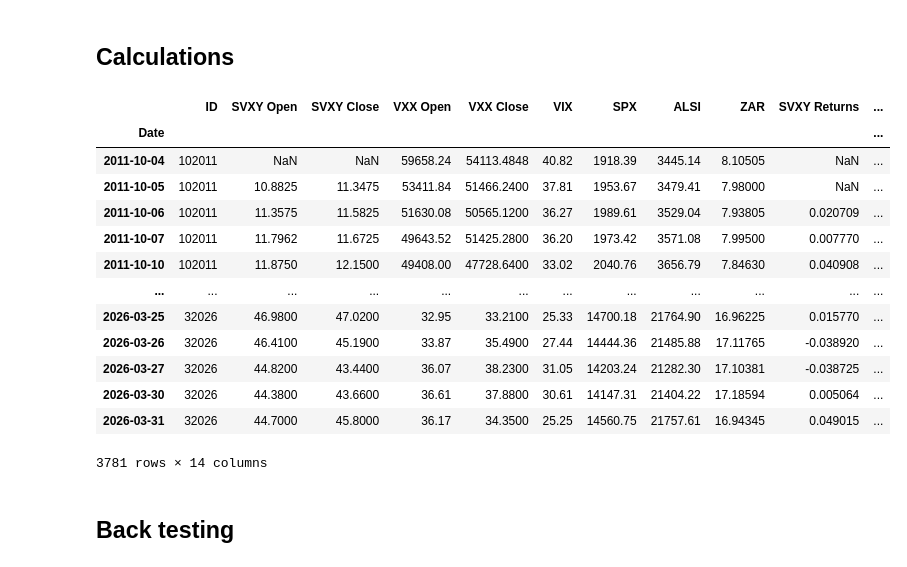
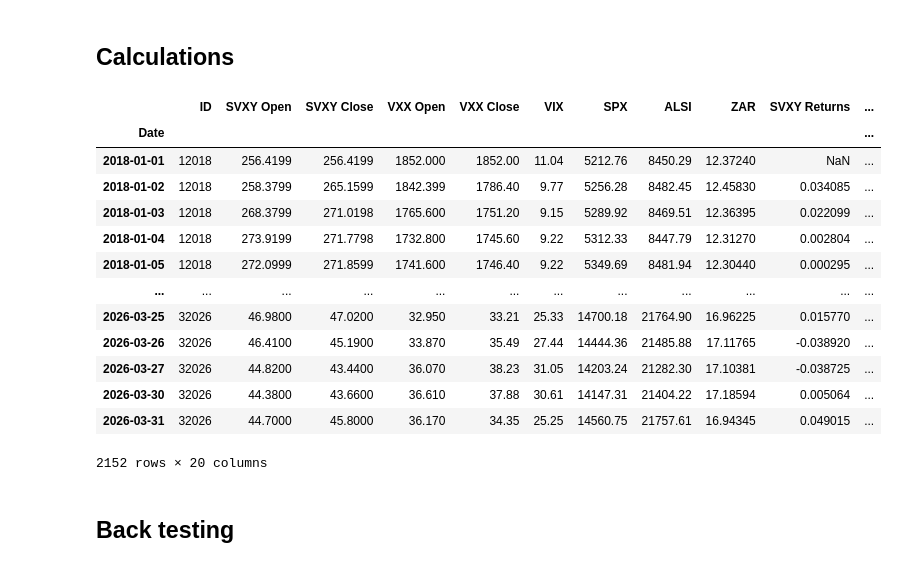
Before and after one commit to julian-olivier/VIX_Trading_Strategy, a Jupyter notebook: main.ipynb, the cells around one changed output. Drawn from its saved outputs; the diff is of its cells as text; code cells hidden in the pictures.

```diff
--- a/main.ipynb
+++ b/main.ipynb
@@ -1,46 +1,36 @@
 # %% [markdown]
 ## imports and loading the data
 # %%
-from pandas.util import version
 from src.data_loader import load_data
-import src.NextGen_Vega_Strategy as nextgen
-import numpy as np
+import src.strategy as strategy
 from src.backtester import VIXBacktester as bt
 
-vega_Data  =  load_data('data/Vega_Data.xlsx')
+vega_Data = load_data('data/Vega_Data.xlsx')
 
 vega_Data = vega_Data.set_index('Date')
-vega_Data = vega_Data.loc['2011-10-04':'2026-03-31']   #slicing to cut out faulty data. vix values stay at 25.25 after thius date
+vega_Data = vega_Data.loc['2018-01-01':'2026-03-31']   #slicing to cut out faulty data. vix values stay at 25.25 after thius date
 # %% [markdown]
 ## Calculations
 # %%
-vega_Data = nextgen.calculate_svxy_daily_returns(vega_Data)
-vega_Data = nextgen.calculate_vxx_daily_returns(vega_Data)
+# Execute the refactored modular strategy pipeline
+vega_Data = strategy.run_strategy_pipeline(vega_Data, base_exposure=0.5)
 
-vega_Data = nextgen.calculate_return_ratios(vega_Data)
-
-vega_Data = nextgen.get_signals(vega_Data)
-vega_Data = nextgen.calculate_strategy_returns(vega_Data)
-
-
-
-
-display( vega_Data)
+display(vega_Data)
 # %% [output]
 |  | ID | SVXY Open | SVXY Close | VXX Open | VXX Close | VIX | SPX | ALSI | ZAR | SVXY Returns | ... |
 | Date |  |  |  |  |  |  |  |  |  |  | ... |
-| 2011-10-04 | 102011 | NaN | NaN | 59658.24 | 54113.4848 | 40.82 | 1918.39 | 3445.14 | 8.10505 | NaN | ... |
-| 2011-10-05 | 102011 | 10.8825 | 11.3475 | 53411.84 | 51466.2400 | 37.81 | 1953.67 | 3479.41 | 7.98000 | NaN | ... |
-| 2011-10-06 | 102011 | 11.3575 | 11.5825 | 51630.08 | 50565.1200 | 36.27 | 1989.61 | 3529.04 | 7.93805 | 0.020709 | ... |
-| 2011-10-07 | 102011 | 11.7962 | 11.6725 | 49643.52 | 51425.2800 | 36.20 | 1973.42 | 3571.08 | 7.99500 | 0.007770 | ... |
-| 2011-10-10 | 102011 | 11.8750 | 12.1500 | 49408.00 | 47728.6400 | 33.02 | 2040.76 | 3656.79 | 7.84630 | 0.040908 | ... |
+| 2018-01-01 | 12018 | 256.4199 | 256.4199 | 1852.000 | 1852.00 | 11.04 | 5212.76 | 8450.29 | 12.37240 | NaN | ... |
+| 2018-01-02 | 12018 | 258.3799 | 265.1599 | 1842.399 | 1786.40 | 9.77 | 5256.28 | 8482.45 | 12.45830 | 0.034085 | ... |
+| 2018-01-03 | 12018 | 268.3799 | 271.0198 | 1765.600 | 1751.20 | 9.15 | 5289.92 | 8469.51 | 12.36395 | 0.022099 | ... |
+| 2018-01-04 | 12018 | 273.9199 | 271.7798 | 1732.800 | 1745.60 | 9.22 | 5312.33 | 8447.79 | 12.31270 | 0.002804 | ... |
+| 2018-01-05 | 12018 | 272.0999 | 271.8599 | 1741.600 | 1746.40 | 9.22 | 5349.69 | 8481.94 | 12.30440 | 0.000295 | ... |
 | ... | ... | ... | ... | ... | ... | ... | ... | ... | ... | ... | ... |
-| 2026-03-25 | 32026 | 46.9800 | 47.0200 | 32.95 | 33.2100 | 25.33 | 14700.18 | 21764.90 | 16.96225 | 0.015770 | ... |
-| 2026-03-26 | 32026 | 46.4100 | 45.1900 | 33.87 | 35.4900 | 27.44 | 14444.36 | 21485.88 | 17.11765 | -0.038920 | ... |
-| 2026-03-27 | 32026 | 44.8200 | 43.4400 | 36.07 | 38.2300 | 31.05 | 14203.24 | 21282.30 | 17.10381 | -0.038725 | ... |
-| 2026-03-30 | 32026 | 44.3800 | 43.6600 | 36.61 | 37.8800 | 30.61 | 14147.31 | 21404.22 | 17.18594 | 0.005064 | ... |
-| 2026-03-31 | 32026 | 44.7000 | 45.8000 | 36.17 | 34.3500 | 25.25 | 14560.75 | 21757.61 | 16.94345 | 0.049015 | ... |
+| 2026-03-25 | 32026 | 46.9800 | 47.0200 | 32.950 | 33.21 | 25.33 | 14700.18 | 21764.90 | 16.96225 | 0.015770 | ... |
+| 2026-03-26 | 32026 | 46.4100 | 45.1900 | 33.870 | 35.49 | 27.44 | 14444.36 | 21485.88 | 17.11765 | -0.038920 | ... |
+| 2026-03-27 | 32026 | 44.8200 | 43.4400 | 36.070 | 38.23 | 31.05 | 14203.24 | 21282.30 | 17.10381 | -0.038725 | ... |
+| 2026-03-30 | 32026 | 44.3800 | 43.6600 | 36.610 | 37.88 | 30.61 | 14147.31 | 21404.22 | 17.18594 | 0.005064 | ... |
+| 2026-03-31 | 32026 | 44.7000 | 45.8000 | 36.170 | 34.35 | 25.25 | 14560.75 | 21757.61 | 16.94345 | 0.049015 | ... |
-3781 rows × 14 columns
+2152 rows × 20 columns
 # %% [markdown]
 ## Back testing
 # %%
```
Also changed, not shown: parts of 2 cells of this notebook, 5 other files.
